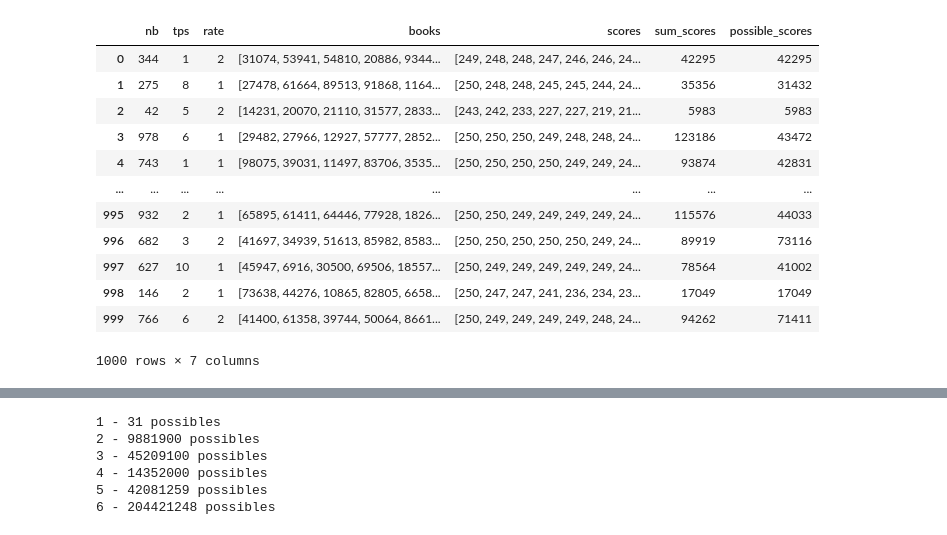
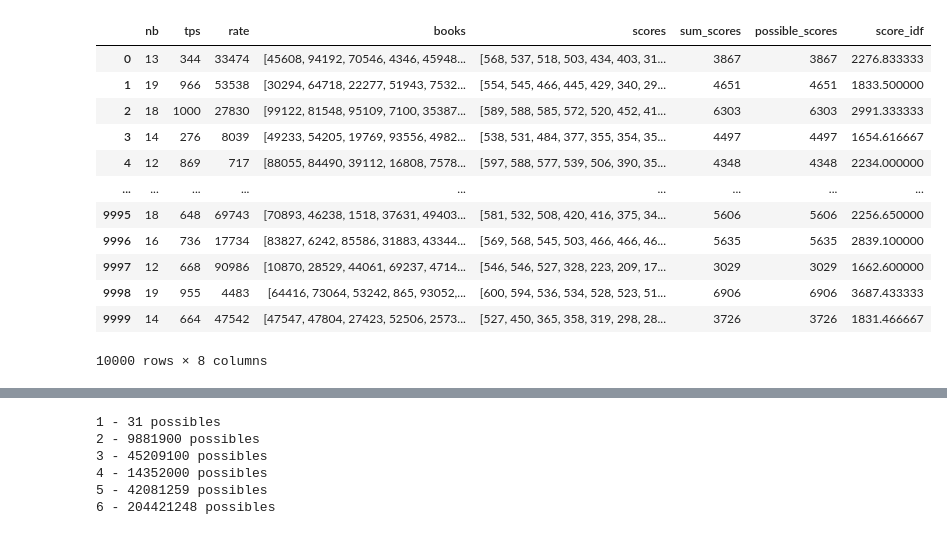
Before and after one commit to romainfd/competitions, a Jupyter notebook: GoogleHashCode20/data_investigate.ipynb, the cells around one changed output, grey strips where cells are left out. Cells and saved outputs as stored; diff of their text form; code cells hidden in the pictures.

```diff
--- a/GoogleHashCode20/data_investigate.ipynb
+++ b/GoogleHashCode20/data_investigate.ipynb
@@ -31,8 +31,8 @@ def do_python(filenb):
 
     f = open(filename,"r")
     B, L, D = map(int, f.readline().split())
-    scores = list(map(int, f.readline().split()))
-    print(f'max score: {sum(scores)}\n days: {D} ')
+    scores = np.array(list(map(int, f.readline().split())))
+    print(f'max score: {sum(scores)}\ndays: {D} ')
     libraries = []
 
     for i in range(L):
@@ -44,10 +44,26 @@ def do_python(filenb):
             'rate': rate,
             'books': books
         })
+
+    idf = np.zeros(B, dtype=int)
+
+    for i, l in enumerate(libraries):
+        for b in set(l['books']):
+            idf[b] += 1
+
+    idf = np.clip(idf, a_min=1, a_max=+np.inf)
+
+    def score_idf(books, idf=idf, scores=scores):
+        s = 0
+        for b in books:
+            s += scores[b] / idf[b]
+        return s
+
     lib_pd = pd.DataFrame(libraries)
     lib_pd['scores'] = lib_pd['books'].apply(lambda x: score(x, scores))
     lib_pd['sum_scores'] = lib_pd['scores'].apply(np.sum)
     lib_pd['possible_scores'] = lib_pd.apply(lambda x: possible_score(x['tps'], x['rate'], x['scores'], d=D), axis=1)
+    lib_pd['score_idf'] = lib_pd['books'].apply(score_idf)
     return lib_pd, D
 # %%
 libs = []
@@ -73,16 +89,16 @@ max score: 40111142
 # %%
-libs[4]
+libs[2]
 # %% [output]
-|  | nb | tps | rate | books | scores | sum_scores | possible_scores |
-| 0 | 344 | 1 | 2 | [31074, 53941, 54810, 20886, 9344... | [249, 248, 248, 247, 246, 246, 24... | 42295 | 42295 |
-| 1 | 275 | 8 | 1 | [27478, 61664, 89513, 91868, 1164... | [250, 248, 248, 245, 245, 244, 24... | 35356 | 31432 |
-| 2 | 42 | 5 | 2 | [14231, 20070, 21110, 31577, 2833... | [243, 242, 233, 227, 227, 219, 21... | 5983 | 5983 |
-| 3 | 978 | 6 | 1 | [29482, 27966, 12927, 57777, 2852... | [250, 250, 250, 249, 248, 248, 24... | 123186 | 43472 |
-| 4 | 743 | 1 | 1 | [98075, 39031, 11497, 83706, 3535... | [250, 250, 250, 250, 249, 249, 24... | 93874 | 42831 |
-| ... | ... | ... | ... | ... | ... | ... | ... |
-| 995 | 932 | 2 | 1 | [65895, 61411, 64446, 77928, 1826... | [250, 250, 249, 249, 249, 249, 24... | 115576 | 44033 |
-| 996 | 682 | 3 | 2 | [41697, 34939, 51613, 85982, 8583... | [250, 250, 250, 250, 250, 249, 24... | 89919 | 73116 |
-| 997 | 627 | 10 | 1 | [45947, 6916, 30500, 69506, 18557... | [250, 249, 249, 249, 249, 249, 24... | 78564 | 41002 |
-| 998 | 146 | 2 | 1 | [73638, 44276, 10865, 82805, 6658... | [250, 247, 247, 241, 236, 234, 23... | 17049 | 17049 |
-| 999 | 766 | 6 | 2 | [41400, 61358, 39744, 50064, 8661... | [250, 249, 249, 249, 249, 248, 24... | 94262 | 71411 |
+|  | nb | tps | rate | books | scores | sum_scores | possible_scores | score_idf |
+| 0 | 13 | 344 | 33474 | [45608, 94192, 70546, 4346, 45948... | [568, 537, 518, 503, 434, 403, 31... | 3867 | 3867 | 2276.833333 |
+| 1 | 19 | 966 | 53538 | [30294, 64718, 22277, 51943, 7532... | [554, 545, 466, 445, 429, 340, 29... | 4651 | 4651 | 1833.500000 |
+| 2 | 18 | 1000 | 27830 | [99122, 81548, 95109, 7100, 35387... | [589, 588, 585, 572, 520, 452, 41... | 6303 | 6303 | 2991.333333 |
+| 3 | 14 | 276 | 8039 | [49233, 54205, 19769, 93556, 4982... | [538, 531, 484, 377, 355, 354, 35... | 4497 | 4497 | 1654.616667 |
+| 4 | 12 | 869 | 717 | [88055, 84490, 39112, 16808, 7578... | [597, 588, 577, 539, 506, 390, 35... | 4348 | 4348 | 2234.000000 |
+| ... | ... | ... | ... | ... | ... | ... | ... | ... |
+| 9995 | 18 | 648 | 69743 | [70893, 46238, 1518, 37631, 49403... | [581, 532, 508, 420, 416, 375, 34... | 5606 | 5606 | 2256.650000 |
+| 9996 | 16 | 736 | 17734 | [83827, 6242, 85586, 31883, 43344... | [569, 568, 545, 503, 466, 466, 46... | 5635 | 5635 | 2839.100000 |
+| 9997 | 12 | 668 | 90986 | [10870, 28529, 44061, 69237, 4714... | [546, 546, 527, 328, 223, 209, 17... | 3029 | 3029 | 1662.600000 |
+| 9998 | 19 | 955 | 4483 | [64416, 73064, 53242, 865, 93052,... | [600, 594, 536, 534, 528, 523, 51... | 6906 | 6906 | 3687.433333 |
+| 9999 | 14 | 664 | 47542 | [47547, 47804, 27423, 52506, 2573... | [527, 450, 365, 358, 319, 298, 28... | 3726 | 3726 | 1831.466667 |
-1000 rows × 7 columns
+10000 rows × 8 columns
```
Also changed, not shown: parts of 3 cells of this notebook, 13 other files.
